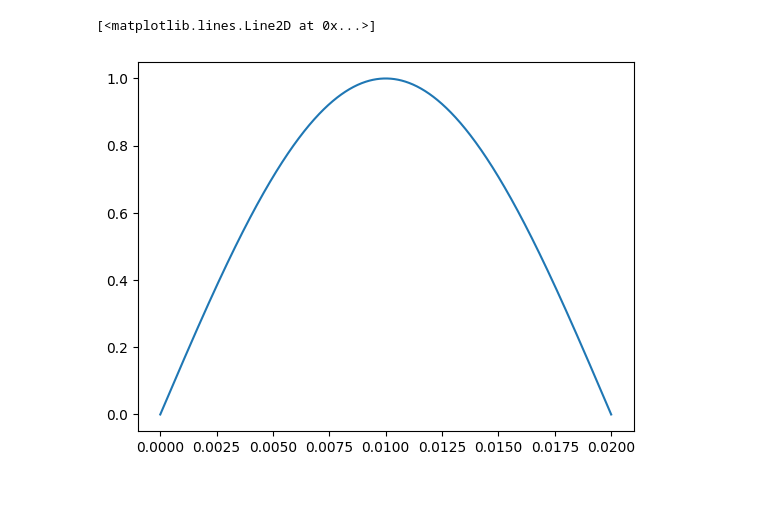
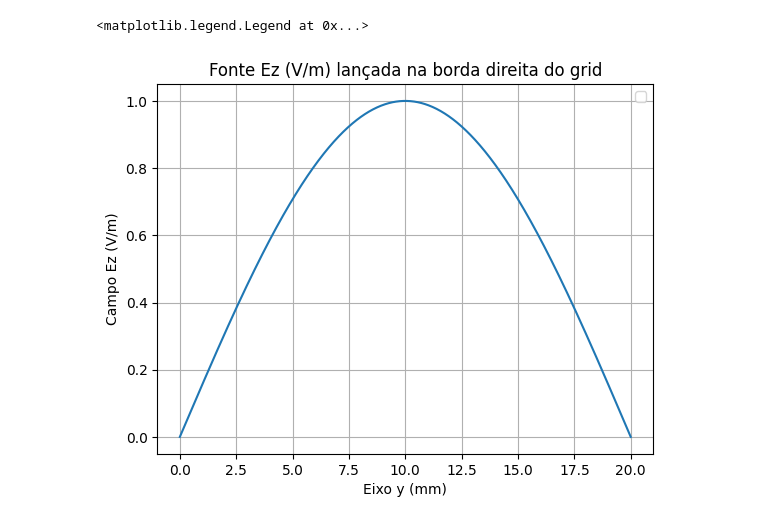
Before and after one commit to RaphaelLeivas/eletrocomp-2026-1, a Jupyter notebook: notebooks/lista4/7-1.ipynb, the cells around one changed output. Cells and saved outputs as stored; diff of their text form; code cells hidden in the pictures; blank space fills up the shorter version.

```diff
--- a/notebooks/lista4/7-1.ipynb
+++ b/notebooks/lista4/7-1.ipynb
@@ -124,11 +126,16 @@ plt.show()
 # %%
 a = 20e-3
 y_grid = np.linspace(0, a, 1000)
 
-plt.plot(y_grid, np.sin(np.pi * y_grid / a))
+plt.plot(y_grid * 1000, np.sin(np.pi * y_grid / a))
+plt.title(fr"Fonte Ez (V/m) lançada na borda direita do grid")
+plt.xlabel("Eixo y (mm)")
+plt.ylabel("Campo Ez (V/m)")
+plt.grid()
+plt.legend()
 # %% [output]
-[<matplotlib.lines.Line2D at 0x...>]
+<matplotlib.legend.Legend at 0x...>
-[figure, old version]
+[figure, new version]
 # %%
 plt.plot(probe)
 # %% [output]
```
Also changed, not shown: parts of 6 cells of this notebook, 10 other files.
